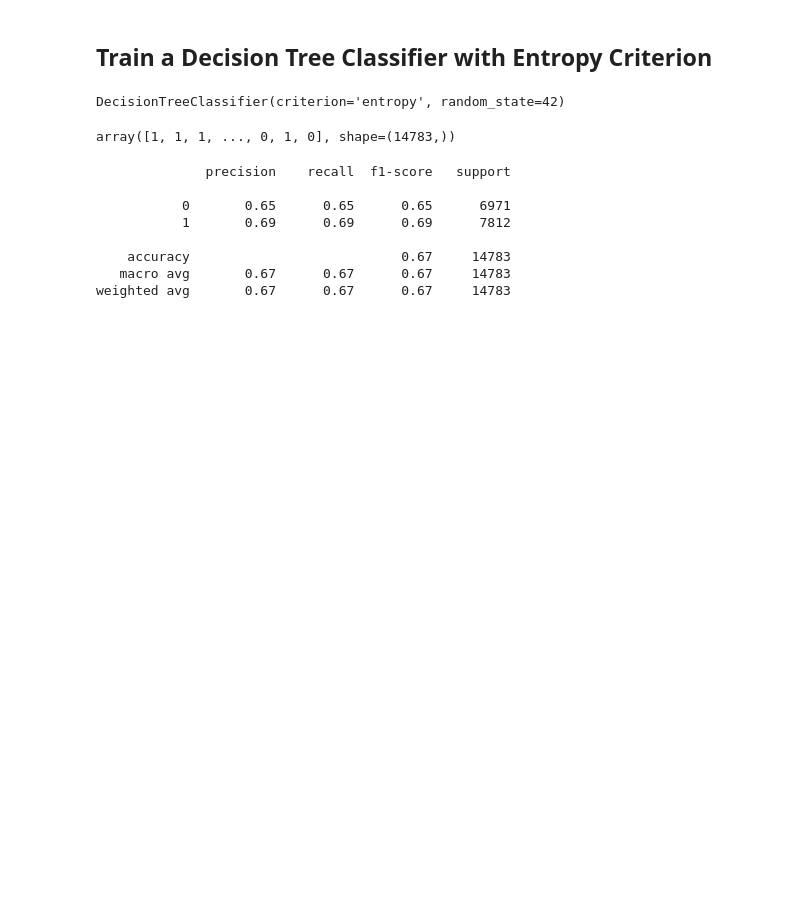
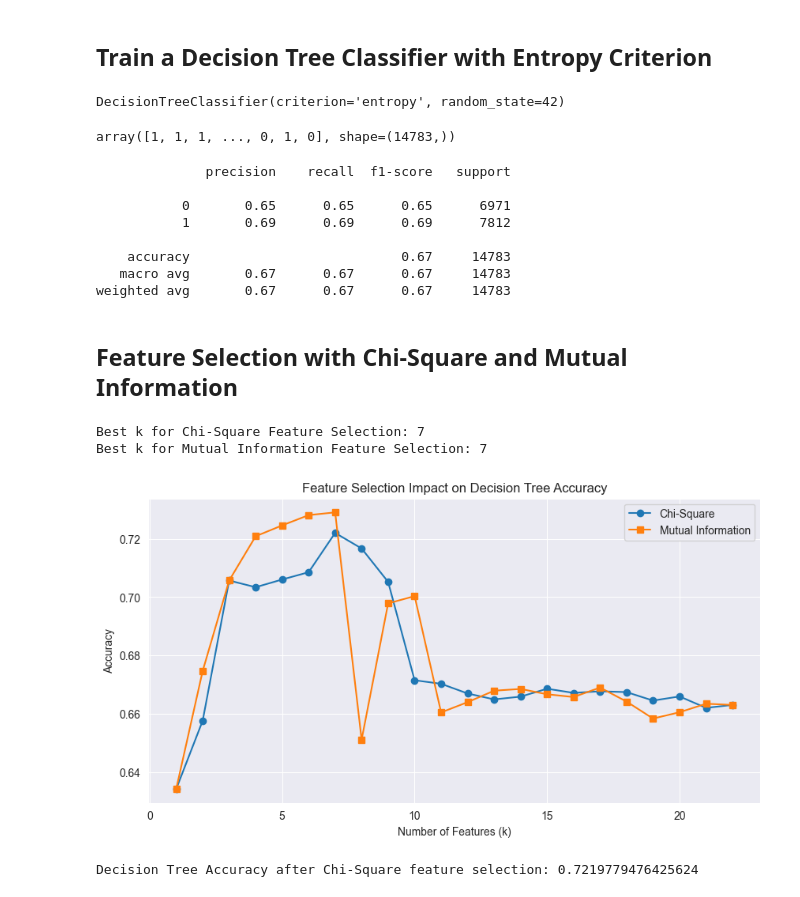
Before and after one commit to AmodMatheesha2003/employee-attrition-prediction-ml, a Jupyter notebook: Notebooks/DecisionTree_Employee_Attrition.ipynb, the cells around one changed output. Saved outputs shown, nothing was run; the diff lists cells and outputs as text; code cells hidden in the pictures; blank space fills up the shorter version.

Commit message:
Feature selection for DecisionTree_Employee_Attrition.ipynb

```diff
--- a/Notebooks/DecisionTree_Employee_Attrition.ipynb
+++ b/Notebooks/DecisionTree_Employee_Attrition.ipynb
@@ -122,3 +122,5 @@ print(classification_report(y_test,y_pred2))
     accuracy                           0.67     14783
    macro avg       0.67      0.67      0.67     14783
 weighted avg       0.67      0.67      0.67     14783
+# %% [markdown]
+<h2>Feature Selection with Chi-Square and Mutual Information</h2>
@@ -124,0 +133,62 @@ weighted avg       0.67      0.67      0.67     14783
+# %%
+k_values = list(range(1, X_train.shape[1] + 1))
+
+
+accuracy_chi2 = []
+accuracy_mi = []
+
+
+for k in k_values:
+
+    selector_chi2 = SelectKBest(score_func=chi2, k=k)
+    X_train_selected_chi2 = selector_chi2.fit_transform(X_train, y_train)
+    X_test_selected_chi2 = selector_chi2.transform(X_test)
+
+    dt_classifier = DecisionTreeClassifier(random_state=42)
+    dt_classifier.fit(X_train_selected_chi2, y_train)
+
+    y_pred_chi2 = dt_classifier.predict(X_test_selected_chi2)
+    accuracy_chi2.append(accuracy_score(y_test, y_pred_chi2))
+
+    selector_mi = SelectKBest(score_func=mutual_info_classif, k=k)
+    X_train_selected_mi = selector_mi.fit_transform(X_train, y_train)
+    X_test_selected_mi = selector_mi.transform(X_test)
+
+    dt_classifier.fit(X_train_selected_mi, y_train)
+
+    y_pred_mi = dt_classifier.predict(X_test_selected_mi)
+    accuracy_mi.append(accuracy_score(y_test, y_pred_mi))
+
+best_k_chi2 = k_values[np.argmax(accuracy_chi2)]
+best_k_mi = k_values[np.argmax(accuracy_mi)]
+
+print("Best k for Chi-Square Feature Selection:", best_k_chi2)
+print("Best k for Mutual Information Feature Selection:", best_k_mi)
+
+plt.figure(figsize=(10, 5))
+plt.plot(k_values, accuracy_chi2, marker='o', label="Chi-Square")
+plt.plot(k_values, accuracy_mi, marker='s', label="Mutual Information")
+plt.xlabel("Number of Features (k)")
+plt.ylabel("Accuracy")
+plt.title("Feature Selection Impact on Decision Tree Accuracy")
+plt.legend()
+plt.show()
+# %% [output]
+Best k for Chi-Square Feature Selection: 7
+Best k for Mutual Information Feature Selection: 7
+[figure, added]
+# %%
+k = best_k_chi2
+selector_chi2 = SelectKBest(score_func=chi2, k=k)
+x_train_selected_chi2 = selector_chi2.fit_transform(X_train, y_train)
+x_test_selected_chi2 = selector_chi2.transform(X_test)
+
+dt_classifier = DecisionTreeClassifier(random_state=42)
+dt_classifier.fit(x_train_selected_chi2, y_train)
+
+y_pred_chi2 = dt_classifier.predict(x_test_selected_chi2)
+
+accuracy_chi2 = accuracy_score(y_test, y_pred_chi2)
+print("Decision Tree Accuracy after Chi-Square feature selection:", accuracy_chi2)
+# %% [output]
+Decision Tree Accuracy after Chi-Square feature selection: 0.7219779476425624
```
Also changed, not shown: parts of 5 cells of this notebook.
